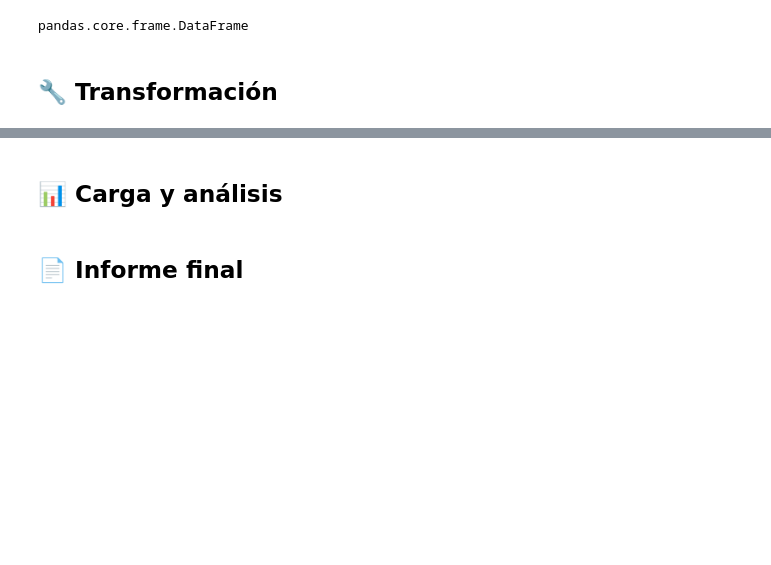
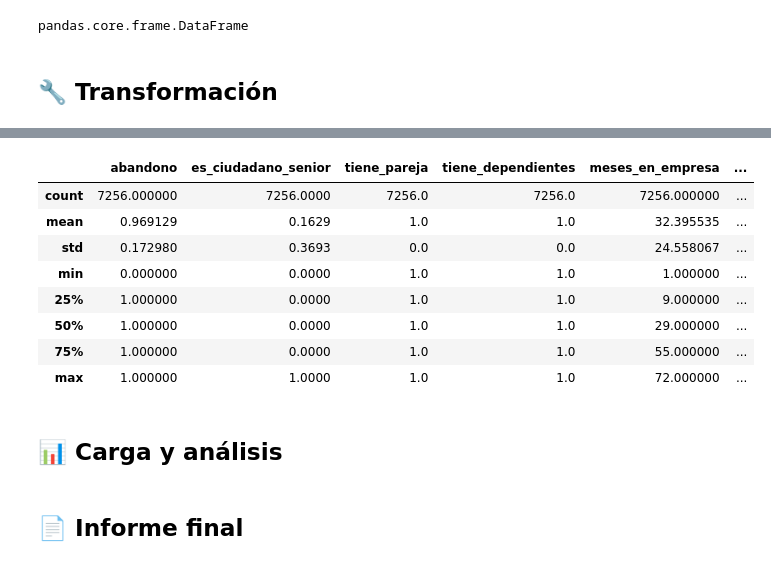
Before and after one commit to JosePater/ONE-TelecomX-Part-1, a Jupyter notebook: ONE_Challenge_TelecomX_1.ipynb, the cells around one changed output, grey strips where cells are left out. Saved outputs shown, nothing was run; the diff lists cells and outputs as text; code cells hidden in the pictures; blank space fills up the shorter version.

```diff
--- a/ONE_Challenge_TelecomX_1.ipynb
+++ b/ONE_Challenge_TelecomX_1.ipynb
@@ -39,0 +299,6 @@ pandas.core.frame.DataFrame
+# %%
+# Transformar columnas booleanas en 'Yes' en 1 y 'No' en 0: la finalidad poder analizar con estadistica las columnas
+col_binario = ['abandono','tiene_pareja', 'tiene_dependientes', 'servicio_telefonico', 'factura_electronica']
+telecom_df[col_binario] = telecom_df[col_binario].replace({'Yes':1, 'No': 0})
+telecom_df[col_binario] = telecom_df[col_binario].fillna(0).astype(int)
+telecom_df[col_binario].sample(4)
@@ -39,0 +336,7 @@ pandas.core.frame.DataFrame
+# %%
+# Eliminar los espacios de campo cargos totales
+telecom_df['cargos_totales'] = telecom_df['cargos_totales'].replace(' ', np.nan)
+
+# Convetir el tipo de dato
+telecom_df['cargos_totales'] = pd.to_numeric(telecom_df['cargos_totales'], errors='coerce')
+telecom_df.info()
@@ -39,0 +365,6 @@ pandas.core.frame.DataFrame
+# %%
+# Eliminar registros con cargos_totales faltantes
+telecom_df = telecom_df.dropna(subset=['cargos_totales'])
+
+# Verificación rápida
+print(f"Número de registros después de limpieza: {len(telecom_df)}")
@@ -39,0 +375,4 @@ pandas.core.frame.DataFrame
+# %%
+# Crear campo cuentas_diarias
+telecom_df['cuentas_diarias'] = telecom_df['cargos_mensuales']/30
+telecom_df[['cargos_mensuales', 'cuentas_diarias']].sample(4)
@@ -40,3 +385,16 @@ pandas.core.frame.DataFrame
+# %%
+# Análisis descriptivo
+telecom_df.describe()
+# %% [output]
+|  | abandono | es_ciudadano_senior | tiene_pareja | tiene_dependientes | meses_en_empresa | ... |
+| count | 7256.000000 | 7256.0000 | 7256.0 | 7256.0 | 7256.000000 | ... |
+| mean | 0.969129 | 0.1629 | 1.0 | 1.0 | 32.395535 | ... |
+| std | 0.172980 | 0.3693 | 0.0 | 0.0 | 24.558067 | ... |
+| min | 0.000000 | 0.0000 | 1.0 | 1.0 | 1.000000 | ... |
+| 25% | 1.000000 | 0.0000 | 1.0 | 1.0 | 9.000000 | ... |
+| 50% | 1.000000 | 0.0000 | 1.0 | 1.0 | 29.000000 | ... |
+| 75% | 1.000000 | 0.0000 | 1.0 | 1.0 | 55.000000 | ... |
+| max | 1.000000 | 1.0000 | 1.0 | 1.0 | 72.000000 | ... |
 # %% [markdown]
 ## 📊 **Carga y análisis**
 # %% [markdown]
```
Also changed, not shown: parts of 29 cells of this notebook.
